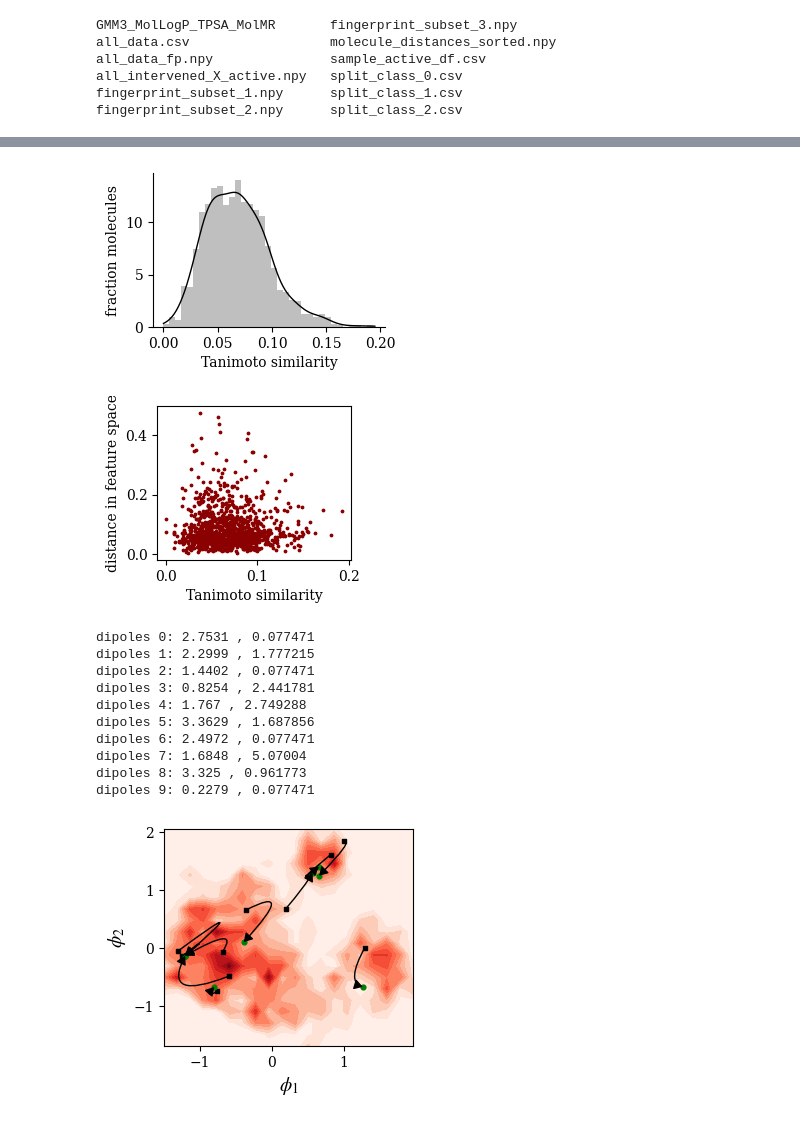
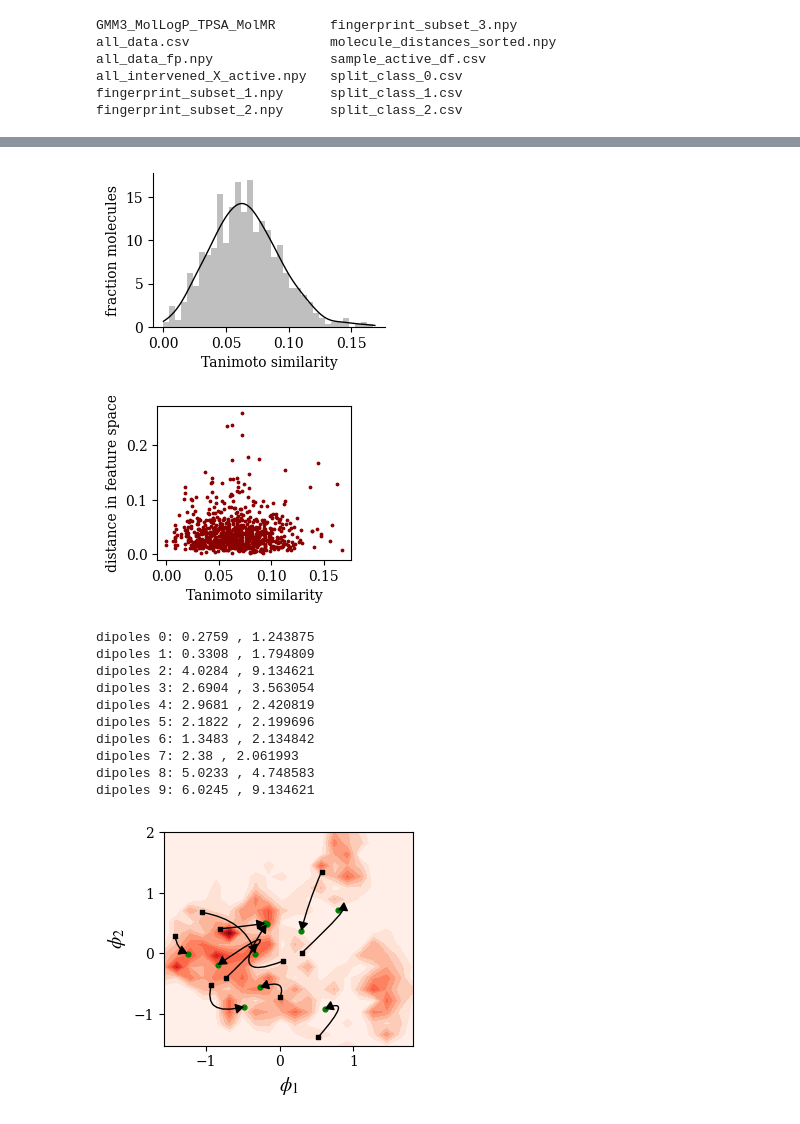
Before and after one commit to zachfox/causal-active-learning, a Jupyter notebook: notebooks/dipole_intervention.ipynb, the cells around one changed output, grey strips where cells are left out. Saved outputs shown, nothing was run; the diff lists cells and outputs as text; code cells hidden in the pictures.

```diff
--- a/notebooks/dipole_intervention.ipynb
+++ b/notebooks/dipole_intervention.ipynb
@@ -3,6 +3,9 @@ import os
 import numpy as np
 import pandas as pd
 import matplotlib.pyplot as plt
+import matplotlib as mpl
+mpl.rcParams['font.family'] = 'serif'
+mpl.rcParams['mathtext.fontset'] = 'stix'
 import lingam
 import graphviz
 from tqdm import tqdm
@@ -249,7 +252,7 @@ X_rf = active_df[columns].drop(labels='smiles', axis='columns', inplace=False).t
 regr,score = mu.fit_random_forest(X_rf, False, False)
 # %%
 # dipole of the intervened molecules
-dipole_intervened = regr.predict(X_active)
+dipole_intervened = regr.predict(X_active[:,:-1])
 inds = np.argsort(dipole_intervened)
 X_intervened_sorted = X_active[inds,:]
 # %%
@@ -277,5 +278,5 @@ NameError: name 'distances' is not defined
 # %%
-distances = np.load('molecule_distances_sorted_sousa.npy')
+distances = np.load('molecule_distances_sorted_sousa_v3.npy')
 # %%
 f,ax = plt.subplots(figsize=(4,3))
 imax = ax.imshow(distances,aspect='auto',cmap='Blues')
@@ -341,15 +339,15 @@ ax.set_xlabel('Tanimoto similarity')
 ax.set_ylabel('fraction molecules')
 f.savefig('figures/tanimoto_similarity.svg')
 # %% [output]
-[figure, old version]
+[figure, new version]
 # %%
 f,ax = plt.subplots(figsize=(2.5,2))
 ax.scatter(mean_similarity,min_distances,s=3,c='darkred')
 ax.set_xlabel('Tanimoto similarity')
 ax.set_ylabel('distance in feature space')
-f.savefig('figures/reference_feature_scatter.svg')
+f.savefig('figures/reference_feature_scatter_v2.svg')
 # %% [output]
-[figure, old version]
+[figure, new version]
 # %%
 # see how much the molecules move in chemical space
 sorted_index = np.array(sorted_similarity.index)
@@ -363,41 +361,40 @@ embedding = reducer.transform(active_fp)
 before = reducer.transform(np.array(all_fingerprints[0])[sorted_index])
 after = reducer.transform(np.array(all_fingerprints[1])[sorted_index])
 # %%
-reload(mu)
 f,ax = plt.subplots(1,1,figsize=(3.5,3))
 binsxa,binsya,hist_active = mu.getcolordensity_contour(embedding[:,0], embedding[:,1])
 start,stop = 10,20
 
 ax.contourf(binsxa, binsya, hist_active, cmap='Reds', levels=15)
 ax.scatter(before[start:stop,0], before[start:stop,1],c='k',s=12, marker='s')
 ax.scatter(after[start:stop,0], after[start:stop,1],c='g',s=12)
 nplot = stop-start
 for i in range(start,stop):
     ax = mu.plot_path_between(before[i,:2], after[i,:2], ax)
 
 ax.set_xlabel(r'$\phi_1$',fontsize=14)
 ax.set_ylabel(r'$\phi_2$',fontsize=14)
 f.tight_layout()
-# f.savefig('figures/intervened_molecules.pdf')
+f.savefig('figures/intervened_molecules.svg')
 
 # draw the molecules
 for i in range(nplot):
     mu.draw_molecules([sorted_similarity['original'].to_list()[i],
                        sorted_similarity['closest_0'].to_list()[i]],
                    prefix=f'./figures/dipole_intervene/molecule_{i}')
     dipole_og = merged_df['dipole'][i]
     dipole_closest = merged_df['closest_0_dipole'][i]
     print(f'dipoles {i}: {dipole_og} , {dipole_closest}')
 # %% [output]
-dipoles 0: 2.7531 , 0.077471
-dipoles 1: 2.2999 , 1.777215
-dipoles 2: 1.4402 , 0.077471
-dipoles 3: 0.8254 , 2.441781
-dipoles 4: 1.767 , 2.749288
-dipoles 5: 3.3629 , 1.687856
-dipoles 6: 2.4972 , 0.077471
-dipoles 7: 1.6848 , 5.07004
-dipoles 8: 3.325 , 0.961773
-dipoles 9: 0.2279 , 0.077471
+dipoles 0: 0.2759 , 1.243875
+dipoles 1: 0.3308 , 1.794809
+dipoles 2: 4.0284 , 9.134621
+dipoles 3: 2.6904 , 3.563054
+dipoles 4: 2.9681 , 2.420819
+dipoles 5: 2.1822 , 2.199696
+dipoles 6: 1.3483 , 2.134842
+dipoles 7: 2.38 , 2.061993
+dipoles 8: 5.0233 , 4.748583
+dipoles 9: 6.0245 , 9.134621
-[figure, old version]
+[figure, new version]
 # %%
```
Also changed, not shown: parts of 9 cells of this notebook, 5 other files.
